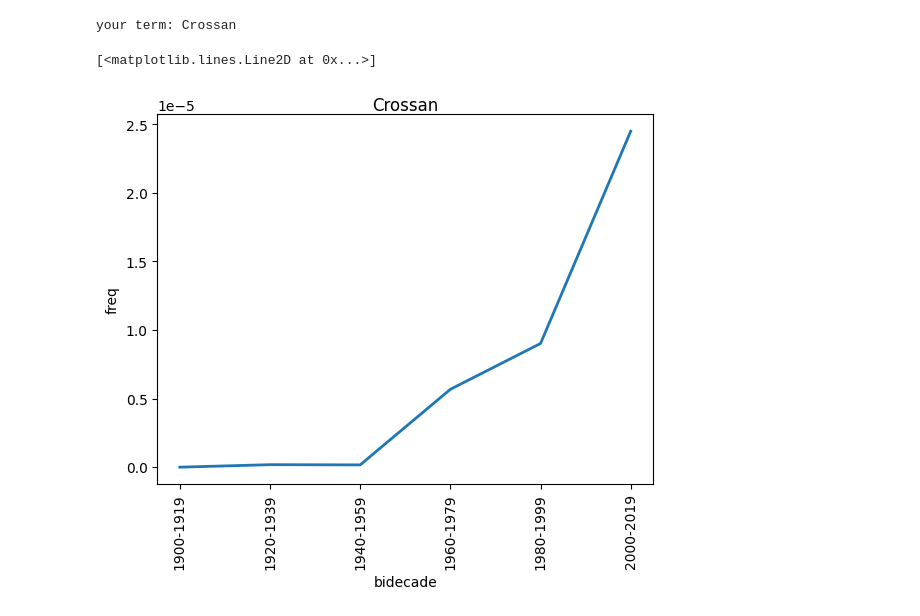
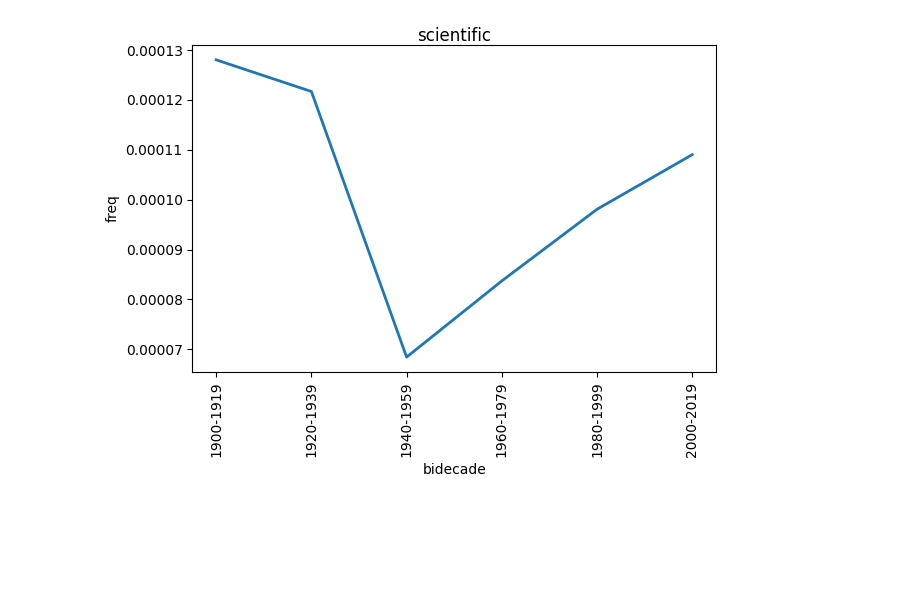
Before and after one commit to kasev/mops, a Jupyter notebook: scripts/freqs_explorations.ipynb, the cells around one changed output. Cells and saved outputs as stored; diff of their text form; code cells hidden in the pictures; blank space fills up the shorter version.

Commit message:
added function for downloading figures

```diff
--- a/scripts/freqs_explorations.ipynb
+++ b/scripts/freqs_explorations.ipynb
@@ -9,20 +21,18 @@ bidecades_freqs_complete = pickle.load(urlopen("https://github.com/kasev/mops/ra
 # %%
 bidecades_strs = ['1900-1919', '1920-1939', '1940-1959', '1960-1979', '1980-1999', '2000-2019']
 
-def plot_bidecade_freq(term, ax=None):
-    if ax == None:
-        fig, ax = plt.subplots()
+def plot_bidecade_freq(term):
+    fig, ax = plt.subplots(tight_layout=True)
     data = [freqs[term] if term in freqs.keys() else 0 for freqs in bidecades_freqs_complete]
-    layer = ax.plot(data, linewidth=2)
+    ax.plot(data, linewidth=2)
     ax.set_title(term, pad=-14)
     ax.set_xticks(range(0,6))
+    ax.ticklabel_format(style="plain")
     ax.set_xticklabels(bidecades_strs, rotation=90)
     ax.set_xlabel("bidecade")
     ax.set_ylabel("freq")
-    return layer
+    return fig
-# %%
-plot_bidecade_freq(input("your term: "))
-# %% [output]
-your term: Crossan
-[<matplotlib.lines.Line2D at 0x...>]
-[figure, removed]
+# %%
+fig = plot_bidecade_freq("scientific")
+# %% [output]
+[figure, added]
```
Also changed, not shown: parts of 2 cells of this notebook.
